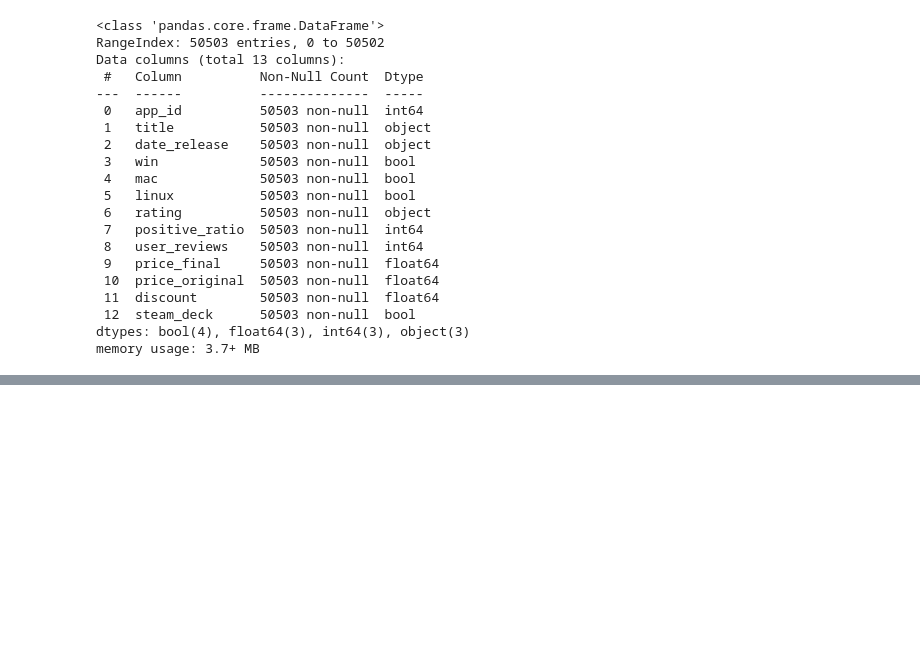
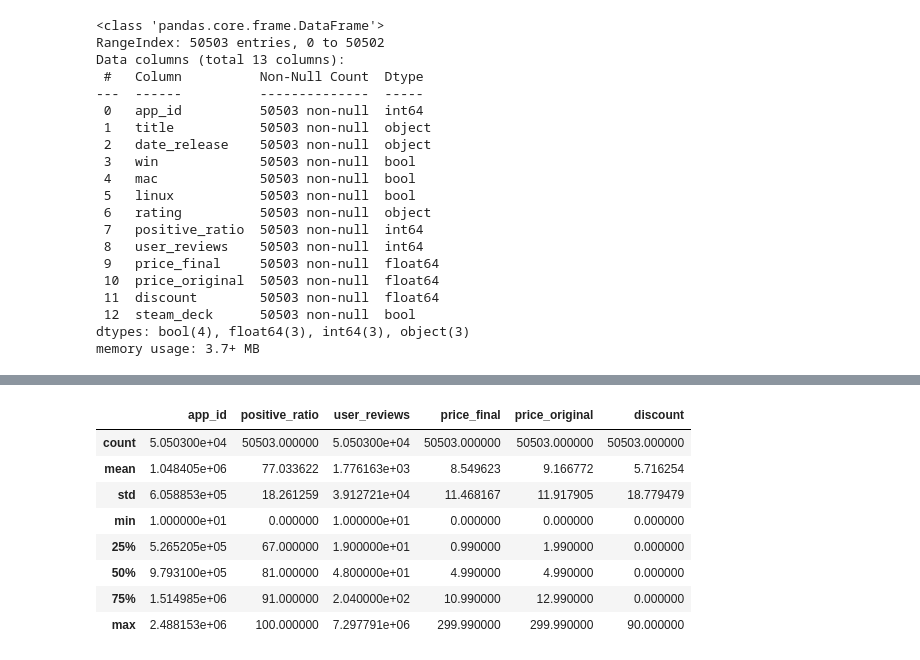
Before and after one commit to kaka5050/MBAN-6110, a Jupyter notebook: Project/sc.ipynb, the cells around one changed output, grey strips where cells are left out. Drawn from its saved outputs; the diff is of its cells as text; code cells hidden in the pictures; blank space fills up the shorter version.

```diff
--- a/Project/sc.ipynb
+++ b/Project/sc.ipynb
@@ -36,0 +112,12 @@ memory usage: 3.7+ MB
+# %%
+df.describe()
+# %% [output]
+|  | app_id | positive_ratio | user_reviews | price_final | price_original | discount |
+| count | 5.050300e+04 | 50503.000000 | 5.050300e+04 | 50503.000000 | 50503.000000 | 50503.000000 |
+| mean | 1.048405e+06 | 77.033622 | 1.776163e+03 | 8.549623 | 9.166772 | 5.716254 |
+| std | 6.058853e+05 | 18.261259 | 3.912721e+04 | 11.468167 | 11.917905 | 18.779479 |
+| min | 1.000000e+01 | 0.000000 | 1.000000e+01 | 0.000000 | 0.000000 | 0.000000 |
+| 25% | 5.265205e+05 | 67.000000 | 1.900000e+01 | 0.990000 | 1.990000 | 0.000000 |
+| 50% | 9.793100e+05 | 81.000000 | 4.800000e+01 | 4.990000 | 4.990000 | 0.000000 |
+| 75% | 1.514985e+06 | 91.000000 | 2.040000e+02 | 10.990000 | 12.990000 | 0.000000 |
+| max | 2.488153e+06 | 100.000000 | 7.297791e+06 | 299.990000 | 299.990000 | 90.000000 |
```
Also changed, not shown: parts of 11 cells of this notebook, 1 other file.
